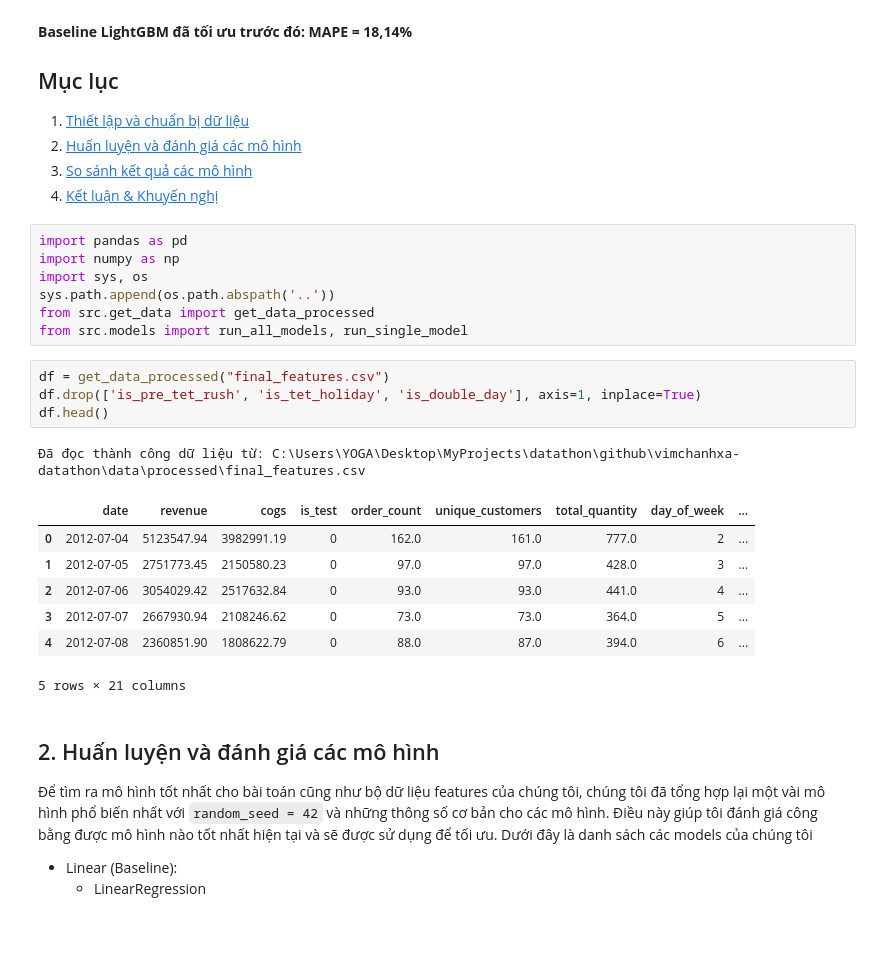
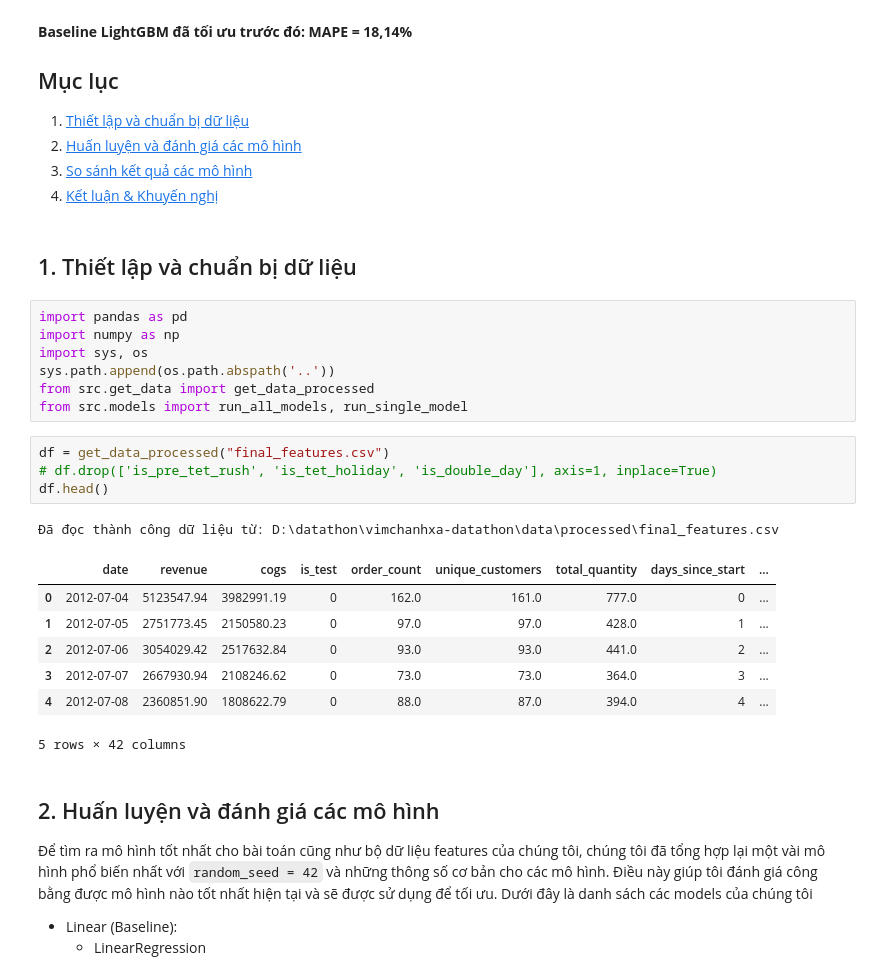
Before and after one commit to anhthu0910/vimchanhxa-datathon, a Jupyter notebook: notebooks/07_ML_.ipynb, the cells around one changed output. Saved outputs shown, nothing was run; the diff lists cells and outputs as text; blank space fills up the shorter version.

```diff
--- a/notebooks/07_ML_.ipynb
+++ b/notebooks/07_ML_.ipynb
@@ -14,6 +14,8 @@
 2. [Huấn luyện và đánh giá các mô hình](#2)
 3. [So sánh kết quả các mô hình](#3)
 4. [Kết luận & Khuyến nghị](#4)
+# %% [markdown]
+## 1. Thiết lập và chuẩn bị dữ liệu
 # %%
 import pandas as pd
 import numpy as np
@@ -23,17 +25,17 @@ from src.get_data import get_data_processed
 from src.models import run_all_models, run_single_model
 # %%
 df = get_data_processed("final_features.csv")
-df.drop(['is_pre_tet_rush', 'is_tet_holiday', 'is_double_day'], axis=1, inplace=True)
+# df.drop(['is_pre_tet_rush', 'is_tet_holiday', 'is_double_day'], axis=1, inplace=True)
 df.head()
 # %% [output]
-Đã đọc thành công dữ liệu từ: C:\Users\YOGA\Desktop\MyProjects\datathon\github\vimchanhxa-datathon\data\processed\final_features.csv
+Đã đọc thành công dữ liệu từ: D:\datathon\vimchanhxa-datathon\data\processed\final_features.csv
-|  | date | revenue | cogs | is_test | order_count | unique_customers | total_quantity | day_of_week | ... |
-| 0 | 2012-07-04 | 5123547.94 | 3982991.19 | 0 | 162.0 | 161.0 | 777.0 | 2 | ... |
-| 1 | 2012-07-05 | 2751773.45 | 2150580.23 | 0 | 97.0 | 97.0 | 428.0 | 3 | ... |
-| 2 | 2012-07-06 | 3054029.42 | 2517632.84 | 0 | 93.0 | 93.0 | 441.0 | 4 | ... |
-| 3 | 2012-07-07 | 2667930.94 | 2108246.62 | 0 | 73.0 | 73.0 | 364.0 | 5 | ... |
-| 4 | 2012-07-08 | 2360851.90 | 1808622.79 | 0 | 88.0 | 87.0 | 394.0 | 6 | ... |
+|  | date | revenue | cogs | is_test | order_count | unique_customers | total_quantity | days_since_start | ... |
+| 0 | 2012-07-04 | 5123547.94 | 3982991.19 | 0 | 162.0 | 161.0 | 777.0 | 0 | ... |
+| 1 | 2012-07-05 | 2751773.45 | 2150580.23 | 0 | 97.0 | 97.0 | 428.0 | 1 | ... |
+| 2 | 2012-07-06 | 3054029.42 | 2517632.84 | 0 | 93.0 | 93.0 | 441.0 | 2 | ... |
+| 3 | 2012-07-07 | 2667930.94 | 2108246.62 | 0 | 73.0 | 73.0 | 364.0 | 3 | ... |
+| 4 | 2012-07-08 | 2360851.90 | 1808622.79 | 0 | 88.0 | 87.0 | 394.0 | 4 | ... |
-5 rows × 21 columns
+5 rows × 42 columns
 # %% [markdown]
 ## 2. Huấn luyện và đánh giá các mô hình
 Để tìm ra mô hình tốt nhất cho bài toán cũng như bộ dữ liệu features của chúng tôi, chúng tôi đã tổng hợp lại một vài mô hình phổ biến nhất với `random_seed = 42` và những thông số cơ bản cho các mô hình. Điều này giúp tôi đánh giá công bằng được mô hình nào tốt nhất hiện tại và sẽ được sử dụng để tối ưu. Dưới đây là danh sách các models của chúng tôi
```
Also changed, not shown: parts of 11 cells of this notebook, 2 other files.
